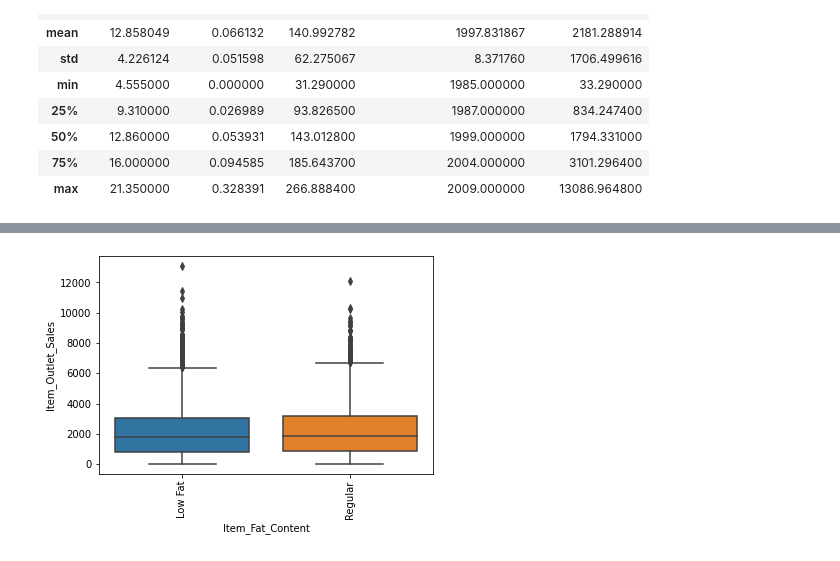
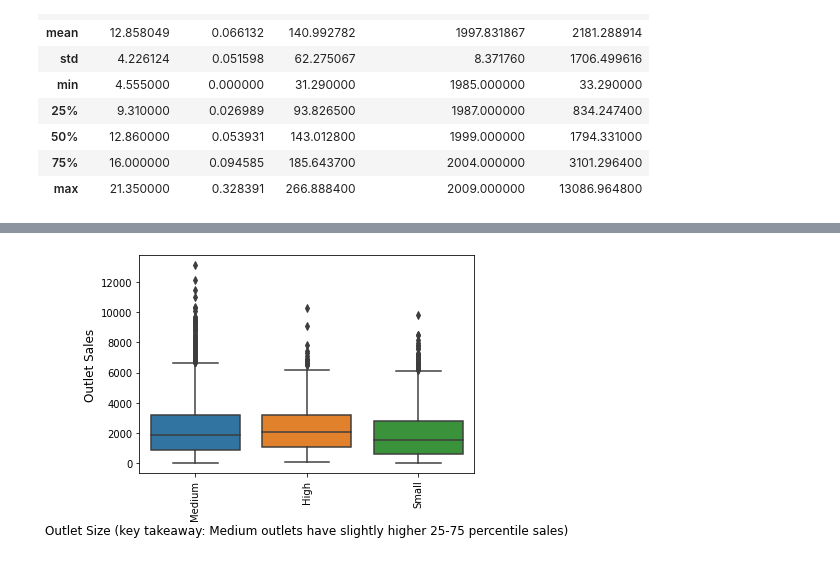
Before and after one commit to ivnizhnik/Sales_Predictions_DataScienceProject, a Jupyter notebook: Sales_Predictions_DataScienceProject.ipynb, the cells around one changed output, grey strips where cells are left out. Cells and saved outputs as stored; diff of their text form; code cells hidden in the pictures.

```diff
--- a/Sales_Predictions_DataScienceProject.ipynb
+++ b/Sales_Predictions_DataScienceProject.ipynb
@@ -556,5 +591,7 @@ plt.xticks(rotation = 90);
 # %%
-sns.boxplot(x='Item_Fat_Content', y='Item_Outlet_Sales', data=df)
+sns.boxplot(x='Outlet_Size', y='Item_Outlet_Sales', data=df)
 plt.xticks(rotation = 90);
+plt.xlabel('Outlet Size (key takeaway: Medium outlets have slightly higher 25-75 percentile sales)', fontsize = 12);
+plt.ylabel('Outlet Sales', fontsize = 12);
 # %% [output]
-[figure, old version]
+[figure, new version]
```
Also changed, not shown: parts of 12 cells of this notebook.
